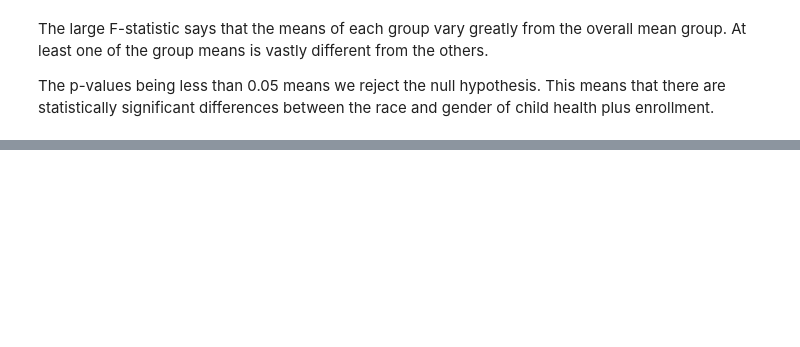
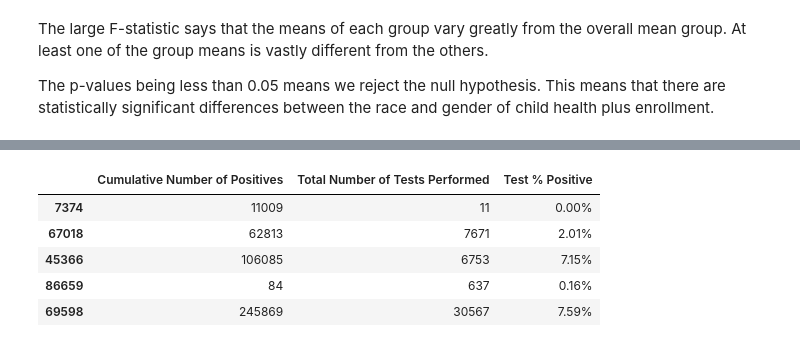
Before and after one commit to jas-tang/datasci_5_statistics, a Jupyter notebook: datasci_5_statistics.ipynb, the cells around one changed output, grey strips where cells are left out. Cells and saved outputs as stored; diff of their text form; code cells hidden in the pictures; blank space fills up the shorter version.

```diff
--- a/datasci_5_statistics.ipynb
+++ b/datasci_5_statistics.ipynb
@@ -341,0 +417,9 @@ The p-values being less than 0.05 means we reject the null hypothesis. This mean
+# %%
+df5.sample(5)
+# %% [output]
+|  | Cumulative Number of Positives | Total Number of Tests Performed | Test % Positive |
+| 7374 | 11009 | 11 | 0.00% |
+| 67018 | 62813 | 7671 | 2.01% |
+| 45366 | 106085 | 6753 | 7.15% |
+| 86659 | 84 | 637 | 0.16% |
+| 69598 | 245869 | 30567 | 7.59% |
```
Also changed, not shown: parts of 19 cells of this notebook.
